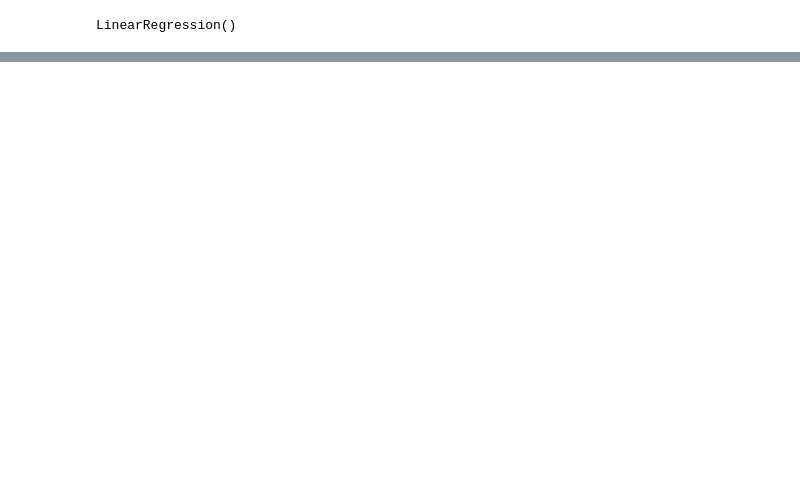
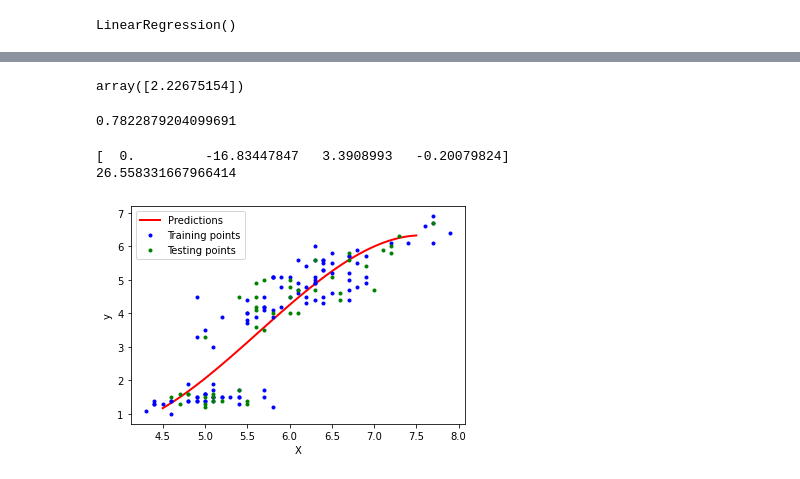
Before and after one commit to higodsky/aicoding, a Jupyter notebook: AI코딩실습.ipynb, the cells around one changed output, grey strips where cells are left out. Saved outputs shown, nothing was run; the diff lists cells and outputs as text; code cells hidden in the pictures; blank space fills up the shorter version.

```diff
--- a/AI코딩실습.ipynb
+++ b/AI코딩실습.ipynb
@@ -124,0 +136,37 @@ plt.show()
+# %%
+my_model.predict([[5.0]])
+# %% [output]
+array([2.22675154])
+# %%
+from sklearn.preprocessing import PolynomialFeatures
+import numpy as np
+
+poly = PolynomialFeatures(degree=3, include_bias=True)
+x_train_trans = poly.fit_transform(np.array(X_train).reshape(-1,1))
+x_test_trans = poly.transform(np.array(X_test).reshape(-1,1))
+
+lr = LinearRegression()
+lr.fit(x_train_trans, y_train)
+y_pred = lr.predict(x_test_trans)
+print(r2_score(y_test, y_pred))
+# %% [output]
+0.7822879204099691
+# %%
+print(lr.coef_)
+print(lr.intercept_)
+# %% [output]
+[  0.         -16.83447847   3.3908993   -0.20079824]
+26.558331667966414
+# %%
+X_new = np.linspace(4.5, 7.5, 105).reshape(105, 1)
+X_new_poly = poly.transform(X_new)
+y_new = lr.predict(X_new_poly)
+plt.plot(X_new, y_new, "r-", linewidth=2, label="Predictions")
+plt.plot(X_train, y_train, "b.",label='Training points')
+plt.plot(X_test, y_test, "g.",label='Testing points')
+plt.xlabel("X")
+plt.ylabel("y")
+plt.legend()
+plt.show()
+# %% [output]
+[figure, added]
```
Also changed, not shown: parts of 6 cells of this notebook.
